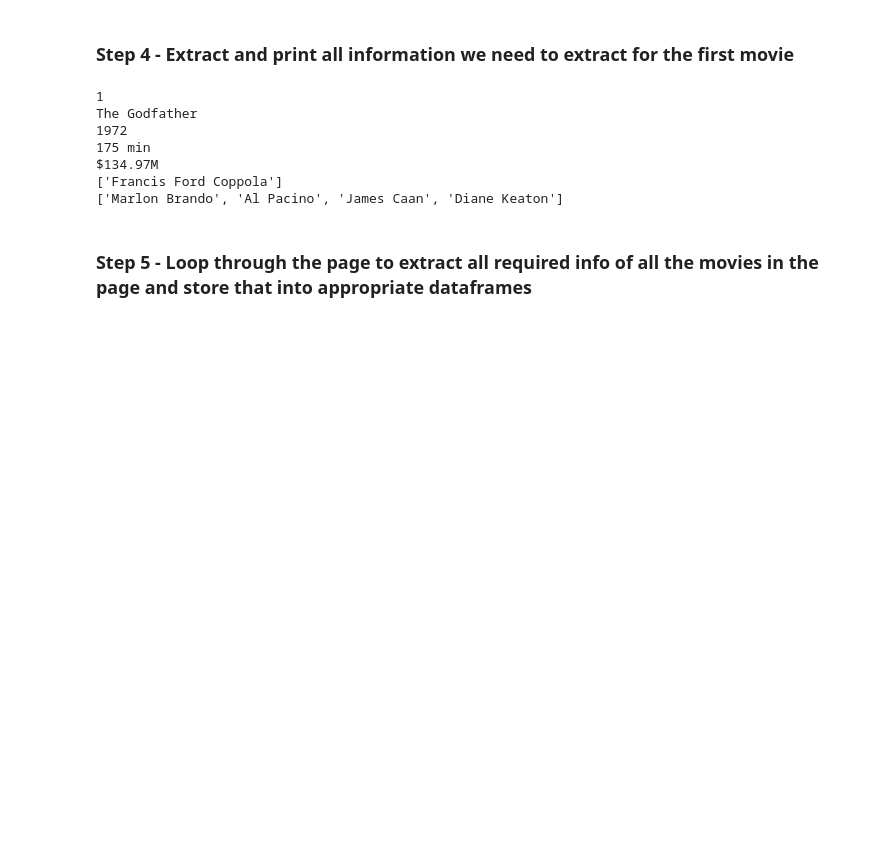
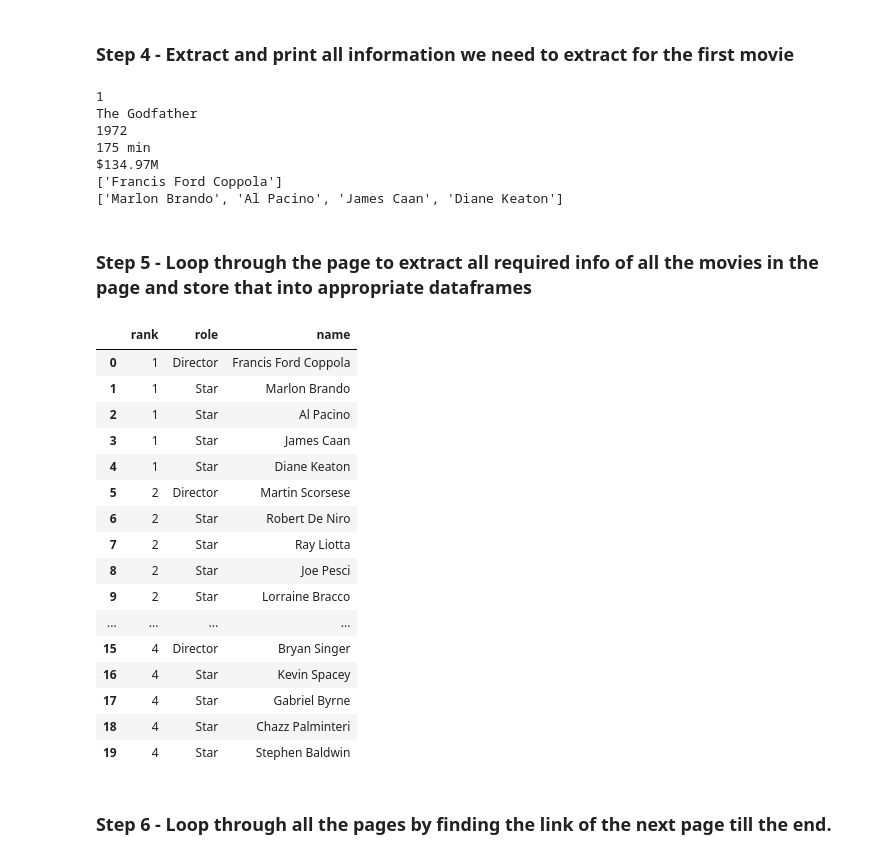
Before and after one commit to GoAshim/DataAnalytics, a Jupyter notebook: Web_Scraping_2_Top_1000_Movies_from_IMDB.ipynb, the cells around one changed output. Cells and saved outputs as stored; diff of their text form; code cells hidden in the pictures; blank space fills up the shorter version.

```diff
--- a/Web_Scraping_2_Top_1000_Movies_from_IMDB.ipynb
+++ b/Web_Scraping_2_Top_1000_Movies_from_IMDB.ipynb
@@ -109,3 +109,60 @@ $134.97M
 ['Marlon Brando', 'Al Pacino', 'James Caan', 'Diane Keaton']
 # %% [markdown]
 ### Step 5 - Loop through the page to extract all required info of all the movies in the page and store that into appropriate dataframes
+# %%
+# First let's create two dataframes
+df_movies = pd.DataFrame(columns=['rank','title','year_Released','runtime','earning'])
+df_casts = pd.DataFrame(columns=['rank','role','name'])
+
+for movie in movies:
+  movie_rank = movie.find('span', {'class' : "lister-item-index unbold text-primary"}).get_text()[:-1]
+  movie_title = movie.find('h3', {"class" : "lister-item-header"}).a.get_text()
+  movie_year = movie.find('span', {'class' : "lister-item-year text-muted unbold"}).get_text()[1:-1]
+  movie_runtime = movie.find('span', {'class' : "runtime"}).get_text()
+  movie_rating = movie.find('span', {'class' : "ipl-rating-star__rating"}).get_text()
+
+  # To find the gross earning of the movie, we need to first firn the tag having content as 'Gross:' and then go to the next sibling
+  movie_earning = movie.find('span', text="Gross:").find_next_sibling().get_text()
+
+  # Insert the extracted info into the df_movies dataframe
+  df_movies.loc[len(df_movies.index)] = [movie_rank, movie_title, movie_year, movie_runtime, movie_rating]
+
+
+  # Extract directors and stars name based on text 'Director' and navigate to the surrounding tags to get the info
+  n = 0
+  cast_tag = movie.find(text=re.compile("Director")).parent # This extracts the tag which had 'Director' anywhere in the content
+
+  for tag in cast_tag.find_all(['a','span']):
+    if tag.name == 'span':
+      n = 1
+      continue
+
+    if n == 0:
+      director = tag.get_text()
+      df_casts.loc[len(df_casts.index)] = [movie_rank, 'Director', director]
+    else:
+      star = tag.get_text()
+      df_casts.loc[len(df_casts.index)] = [movie_rank, 'Star', star]
+
+df_movies.head(10)
+df_casts.head(20)
+# %% [output]
+|  | rank | role | name |
+| 0 | 1 | Director | Francis Ford Coppola |
+| 1 | 1 | Star | Marlon Brando |
+| 2 | 1 | Star | Al Pacino |
+| 3 | 1 | Star | James Caan |
+| 4 | 1 | Star | Diane Keaton |
+| 5 | 2 | Director | Martin Scorsese |
+| 6 | 2 | Star | Robert De Niro |
+| 7 | 2 | Star | Ray Liotta |
+| 8 | 2 | Star | Joe Pesci |
+| 9 | 2 | Star | Lorraine Bracco |
+| ... | ... | ... | ... |
+| 15 | 4 | Director | Bryan Singer |
+| 16 | 4 | Star | Kevin Spacey |
+| 17 | 4 | Star | Gabriel Byrne |
+| 18 | 4 | Star | Chazz Palminteri |
+| 19 | 4 | Star | Stephen Baldwin |
+# %% [markdown]
+### Step 6 - Loop through all the pages by finding the link of the next page till the end.
```
Also changed, not shown: parts of 6 cells of this notebook.
